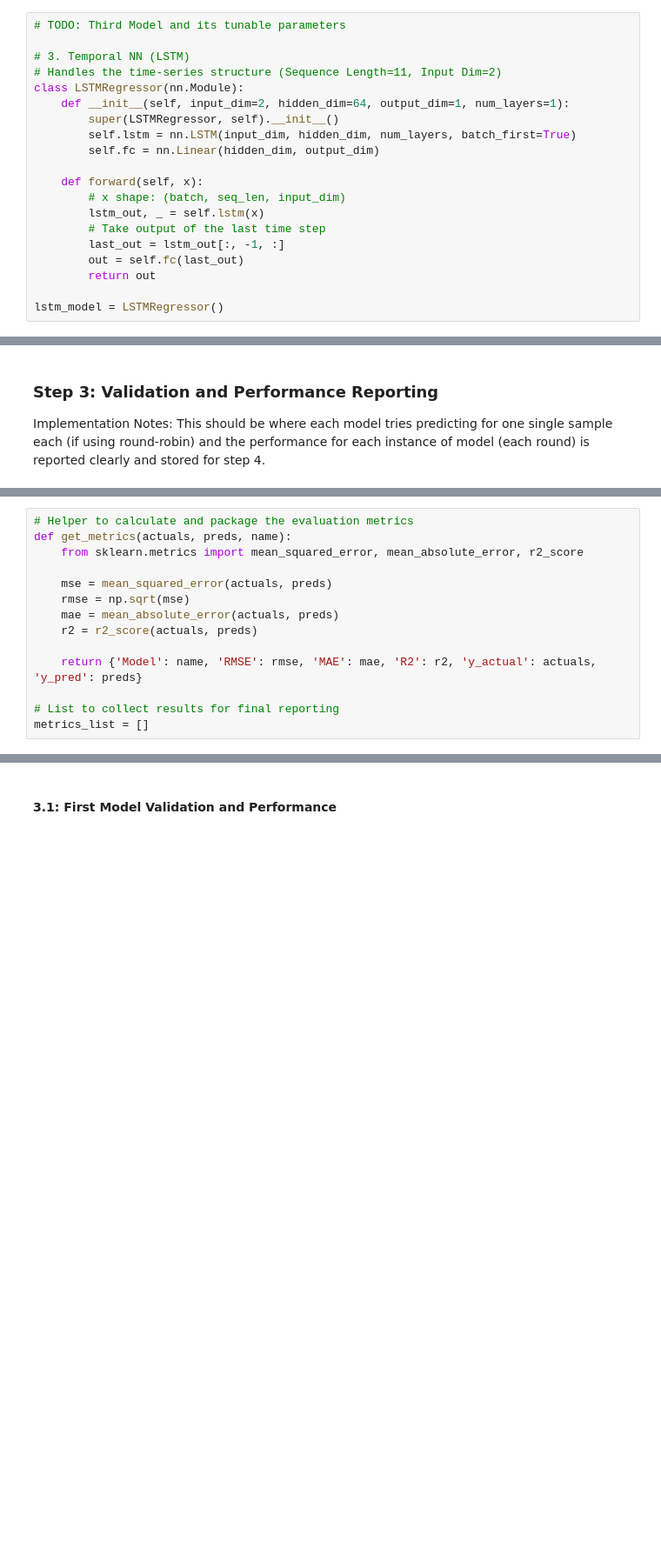
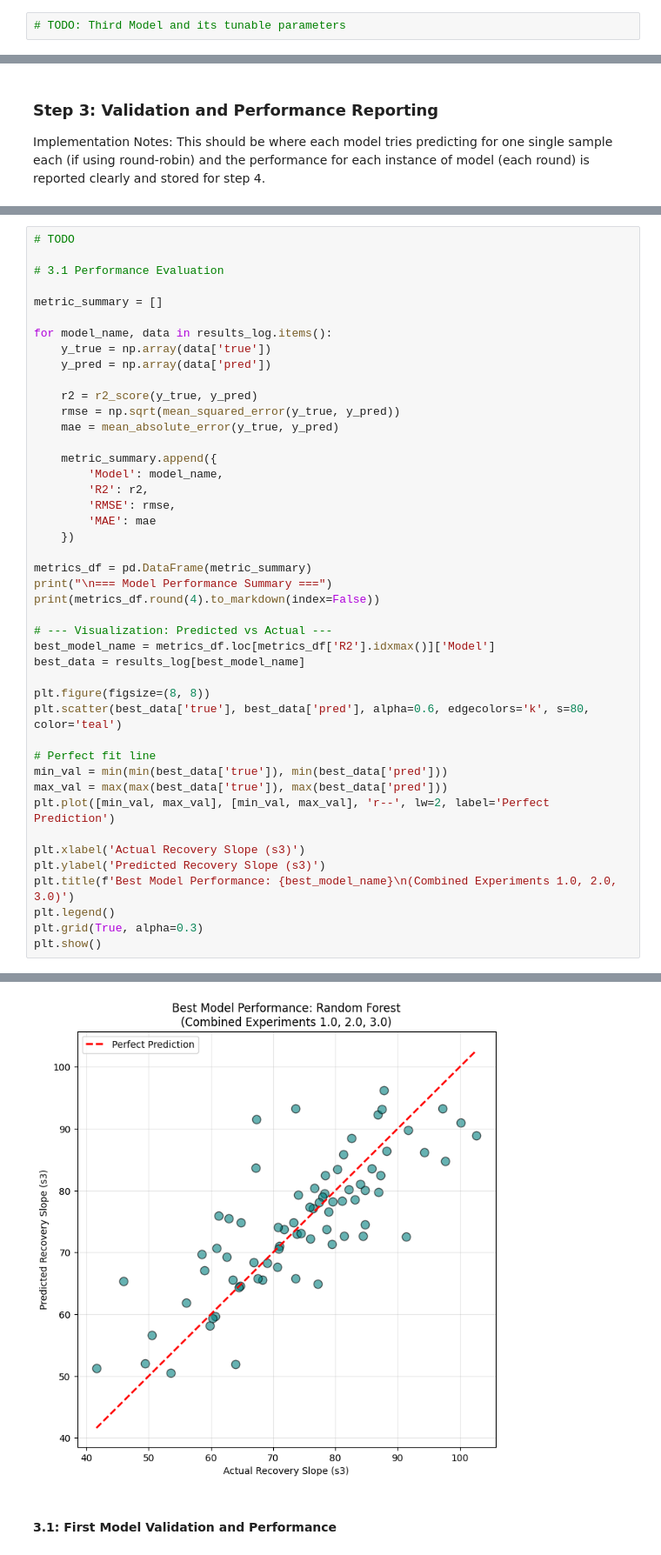
Before and after one commit to bushwill/CMPT-878-Project, a Jupyter notebook: Training_script.ipynb, the cells around one changed output, grey strips where cells are left out. Shown at 87% size. Drawn from its saved outputs; the diff is of its cells as text; blank space fills up the shorter version.

```diff
--- a/Training_script.ipynb
+++ b/Training_script.ipynb
@@ -147,23 +204,5 @@ rf_model = RandomForestRegressor(n_estimators=100, max_depth=10, random_state=42
 # %%
 # TODO: Third Model and its tunable parameters
-
-# 3. Temporal NN (LSTM)
-# Handles the time-series structure (Sequence Length=11, Input Dim=2)
-class LSTMRegressor(nn.Module):
-    def __init__(self, input_dim=2, hidden_dim=64, output_dim=1, num_layers=1):
-        super(LSTMRegressor, self).__init__()
-        self.lstm = nn.LSTM(input_dim, hidden_dim, num_layers, batch_first=True)
-        self.fc = nn.Linear(hidden_dim, output_dim)
-
-    def forward(self, x):
-        # x shape: (batch, seq_len, input_dim)
-        lstm_out, _ = self.lstm(x)
-        # Take output of the last time step
-        last_out = lstm_out[:, -1, :]
-        out = self.fc(last_out)
-        return out
-
-lstm_model = LSTMRegressor()
 # %% [markdown]
 ### Step 2: Train Models
 # %% [markdown]
@@ -292,14 +335,45 @@ Implementation Notes: This should be where each model tries predicting for one s
 # %%
-# Helper to calculate and package the evaluation metrics
-def get_metrics(actuals, preds, name):
-    from sklearn.metrics import mean_squared_error, mean_absolute_error, r2_score
+# TODO
 
-    mse = mean_squared_error(actuals, preds)
-    rmse = np.sqrt(mse)
-    mae = mean_absolute_error(actuals, preds)
-    r2 = r2_score(actuals, preds)
+# 3.1 Performance Evaluation
 
-    return {'Model': name, 'RMSE': rmse, 'MAE': mae, 'R2': r2, 'y_actual': actuals, 'y_pred': preds}
+metric_summary = []
 
-# List to collect results for final reporting
-metrics_list = []
+for model_name, data in results_log.items():
+    y_true = np.array(data['true'])
+    y_pred = np.array(data['pred'])
+
+    r2 = r2_score(y_true, y_pred)
+    rmse = np.sqrt(mean_squared_error(y_true, y_pred))
+    mae = mean_absolute_error(y_true, y_pred)
+
+    metric_summary.append({
+        'Model': model_name,
+        'R2': r2,
+        'RMSE': rmse,
+        'MAE': mae
+    })
+
+metrics_df = pd.DataFrame(metric_summary)
+print("\n=== Model Performance Summary ===")
+print(metrics_df.round(4).to_markdown(index=False))
+
+# --- Visualization: Predicted vs Actual ---
+best_model_name = metrics_df.loc[metrics_df['R2'].idxmax()]['Model']
+best_data = results_log[best_model_name]
+
+plt.figure(figsize=(8, 8))
+plt.scatter(best_data['true'], best_data['pred'], alpha=0.6, edgecolors='k', s=80, color='teal')
+
+# Perfect fit line
+min_val = min(min(best_data['true']), min(best_data['pred']))
+max_val = max(max(best_data['true']), max(best_data['pred']))
+plt.plot([min_val, max_val], [min_val, max_val], 'r--', lw=2, label='Perfect Prediction')
+
+plt.xlabel('Actual Recovery Slope (s3)')
+plt.ylabel('Predicted Recovery Slope (s3)')
+plt.title(f'Best Model Performance: {best_model_name}\n(Combined Experiments 1.0, 2.0, 3.0)')
+plt.legend()
+plt.grid(True, alpha=0.3)
+plt.show()
+# %% [output]
@@ -306,3 +386,4 @@ metrics_list = []
+[figure, added]
 # %% [markdown]
 #### 3.1: First Model Validation and Performance
 # %%
```
Also changed, not shown: parts of 15 cells of this notebook.
